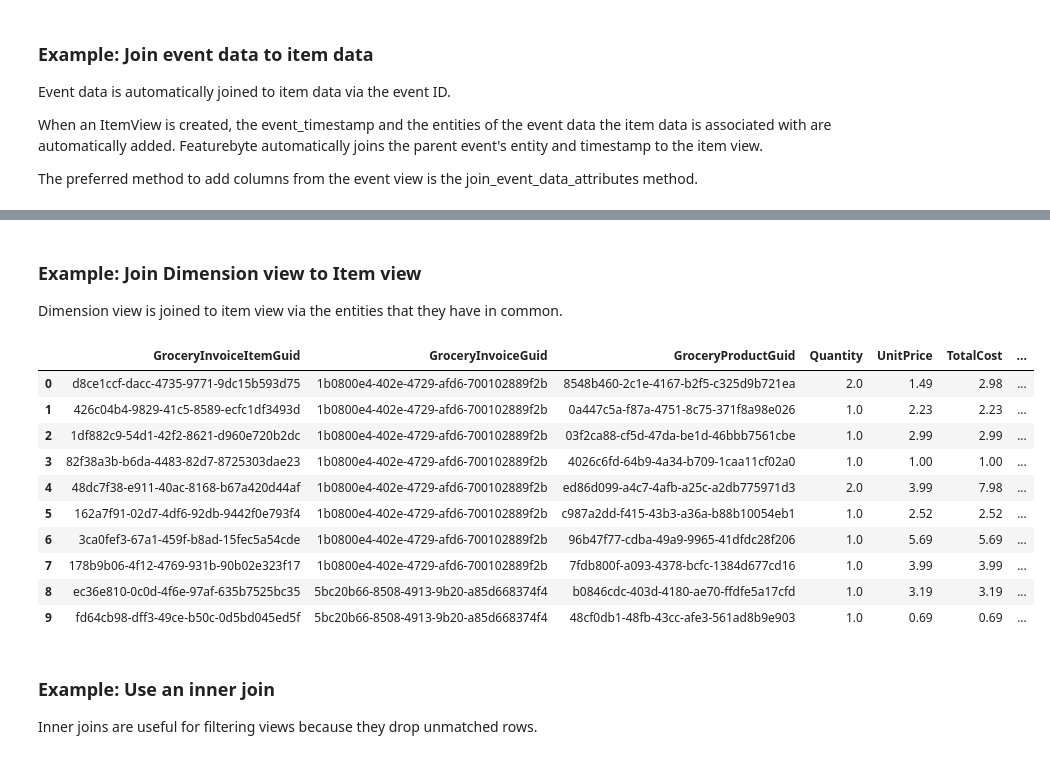
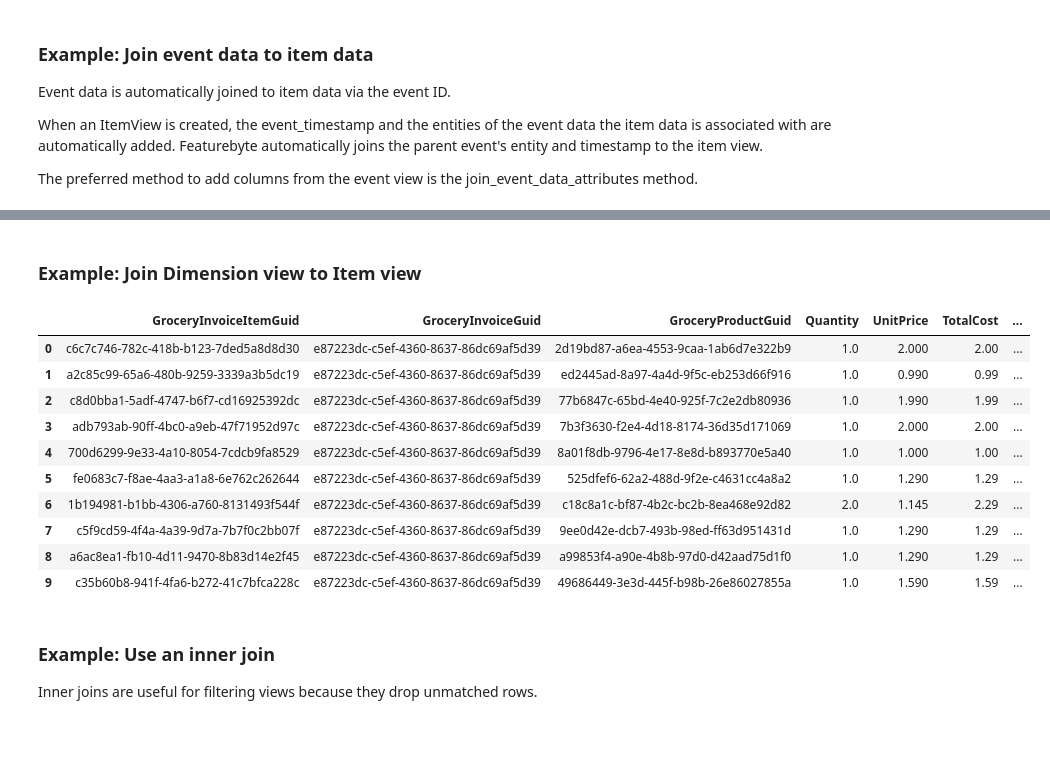
Before and after one commit to featurebyte/featurebyte-hosted-tutorials, a Jupyter notebook: tutorials/notebooks/deep dive feature engineering - final.ipynb, the cells around one changed output, grey strips where cells are left out. Drawn from its saved outputs; the diff is of its cells as text; code cells hidden in the pictures.

```diff
--- a/tutorials/notebooks/deep dive feature engineering - final.ipynb
+++ b/tutorials/notebooks/deep dive feature engineering - final.ipynb
@@ -59,5 +66,5 @@ In a real-life project you would do data modeling, declaring the tables, entitie
 from prebuilt_catalogs import *
 
 # create a new catalog for this tutorial
-catalog_name = create_tutorial_catalog(PrebuiltCatalog.DeepDiveFeatureEngineeering)
+catalog = create_tutorial_catalog(PrebuiltCatalog.DeepDiveFeatureEngineeering)
 # %% [output]
@@ -75,6 +81,3 @@ Catalog created and pre-populated with data and features
-# %%
-# you can activate an existing catalog
-catalog = fb.Catalog.activate(catalog_name)
 # %% [markdown]
 ## Create Views of Tables within the Catalog
 
@@ -331,7 +400,9 @@ When an ItemView is created, the event_timestamp and the entities of the event d
 The preferred method to add columns from the event view is the join_event_data_attributes method.
 # %%
 # copy the invoice amount into the items view
-grocery_items_view.join_event_table_attributes(['Amount'], event_suffix='_invoice_total')
+grocery_items_view = grocery_items_view.join_event_table_attributes(
+    ["Amount"], event_suffix="_invoice_total"
+)
 
 display(grocery_items_view.preview())
 # %% [output]
@@ -370,24 +443,22 @@ display(grocery_invoice_view.sample())
 # %% [markdown]
 ### Example: Join Dimension view to Item view
-
-Dimension view is joined to item view via the entities that they have in common.
 # %%
 # join the grocery product view with the grocery items view
-grocery_items_view.join(grocery_product_view)
+grocery_items_view = grocery_items_view.join(grocery_product_view)
 
 display(grocery_items_view.preview())
 # %% [output]
 |  | GroceryInvoiceItemGuid | GroceryInvoiceGuid | GroceryProductGuid | Quantity | UnitPrice | TotalCost | ... |
-| 0 | d8ce1ccf-dacc-4735-9771-9dc15b593d75 | 1b0800e4-402e-4729-afd6-700102889f2b | 8548b460-2c1e-4167-b2f5-c325d9b721ea | 2.0 | 1.49 | 2.98 | ... |
-| 1 | 426c04b4-9829-41c5-8589-ecfc1df3493d | 1b0800e4-402e-4729-afd6-700102889f2b | 0a447c5a-f87a-4751-8c75-371f8a98e026 | 1.0 | 2.23 | 2.23 | ... |
-| 2 | 1df882c9-54d1-42f2-8621-d960e720b2dc | 1b0800e4-402e-4729-afd6-700102889f2b | 03f2ca88-cf5d-47da-be1d-46bbb7561cbe | 1.0 | 2.99 | 2.99 | ... |
-| 3 | 82f38a3b-b6da-4483-82d7-8725303dae23 | 1b0800e4-402e-4729-afd6-700102889f2b | 4026c6fd-64b9-4a34-b709-1caa11cf02a0 | 1.0 | 1.00 | 1.00 | ... |
-| 4 | 48dc7f38-e911-40ac-8168-b67a420d44af | 1b0800e4-402e-4729-afd6-700102889f2b | ed86d099-a4c7-4afb-a25c-a2db775971d3 | 2.0 | 3.99 | 7.98 | ... |
-| 5 | 162a7f91-02d7-4df6-92db-9442f0e793f4 | 1b0800e4-402e-4729-afd6-700102889f2b | c987a2dd-f415-43b3-a36a-b88b10054eb1 | 1.0 | 2.52 | 2.52 | ... |
-| 6 | 3ca0fef3-67a1-459f-b8ad-15fec5a54cde | 1b0800e4-402e-4729-afd6-700102889f2b | 96b47f77-cdba-49a9-9965-41dfdc28f206 | 1.0 | 5.69 | 5.69 | ... |
-| 7 | 178b9b06-4f12-4769-931b-90b02e323f17 | 1b0800e4-402e-4729-afd6-700102889f2b | 7fdb800f-a093-4378-bcfc-1384d677cd16 | 1.0 | 3.99 | 3.99 | ... |
-| 8 | ec36e810-0c0d-4f6e-97af-635b7525bc35 | 5bc20b66-8508-4913-9b20-a85d668374f4 | b0846cdc-403d-4180-ae70-ffdfe5a17cfd | 1.0 | 3.19 | 3.19 | ... |
-| 9 | fd64cb98-dff3-49ce-b50c-0d5bd045ed5f | 5bc20b66-8508-4913-9b20-a85d668374f4 | 48cf0db1-48fb-43cc-afe3-561ad8b9e903 | 1.0 | 0.69 | 0.69 | ... |
+| 0 | c6c7c746-782c-418b-b123-7ded5a8d8d30 | e87223dc-c5ef-4360-8637-86dc69af5d39 | 2d19bd87-a6ea-4553-9caa-1ab6d7e322b9 | 1.0 | 2.000 | 2.00 | ... |
+| 1 | a2c85c99-65a6-480b-9259-3339a3b5dc19 | e87223dc-c5ef-4360-8637-86dc69af5d39 | ed2445ad-8a97-4a4d-9f5c-eb253d66f916 | 1.0 | 0.990 | 0.99 | ... |
+| 2 | c8d0bba1-5adf-4747-b6f7-cd16925392dc | e87223dc-c5ef-4360-8637-86dc69af5d39 | 77b6847c-65bd-4e40-925f-7c2e2db80936 | 1.0 | 1.990 | 1.99 | ... |
+| 3 | adb793ab-90ff-4bc0-a9eb-47f71952d97c | e87223dc-c5ef-4360-8637-86dc69af5d39 | 7b3f3630-f2e4-4d18-8174-36d35d171069 | 1.0 | 2.000 | 2.00 | ... |
+| 4 | 700d6299-9e33-4a10-8054-7cdcb9fa8529 | e87223dc-c5ef-4360-8637-86dc69af5d39 | 8a01f8db-9796-4e17-8e8d-b893770e5a40 | 1.0 | 1.000 | 1.00 | ... |
+| 5 | fe0683c7-f8ae-4aa3-a1a8-6e762c262644 | e87223dc-c5ef-4360-8637-86dc69af5d39 | 525dfef6-62a2-488d-9f2e-c4631cc4a8a2 | 1.0 | 1.290 | 1.29 | ... |
+| 6 | 1b194981-b1bb-4306-a760-8131493f544f | e87223dc-c5ef-4360-8637-86dc69af5d39 | c18c8a1c-bf87-4b2c-bc2b-8ea468e92d82 | 2.0 | 1.145 | 2.29 | ... |
+| 7 | c5f9cd59-4f4a-4a39-9d7a-7b7f0c2bb07f | e87223dc-c5ef-4360-8637-86dc69af5d39 | 9ee0d42e-dcb7-493b-98ed-ff63d951431d | 1.0 | 1.290 | 1.29 | ... |
+| 8 | a6ac8ea1-fb10-4d11-9470-8b83d14e2f45 | e87223dc-c5ef-4360-8637-86dc69af5d39 | a99853f4-a90e-4b8b-97d0-d42aad75d1f0 | 1.0 | 1.290 | 1.29 | ... |
+| 9 | c35b60b8-941f-4fa6-b272-41c7bfca228c | e87223dc-c5ef-4360-8637-86dc69af5d39 | 49686449-3e3d-445f-b98b-26e86027855a | 1.0 | 1.590 | 1.59 | ... |
 # %% [markdown]
 ### Example: Use an inner join
 
```
Also changed, not shown: parts of 82 cells of this notebook, 12 other files.
